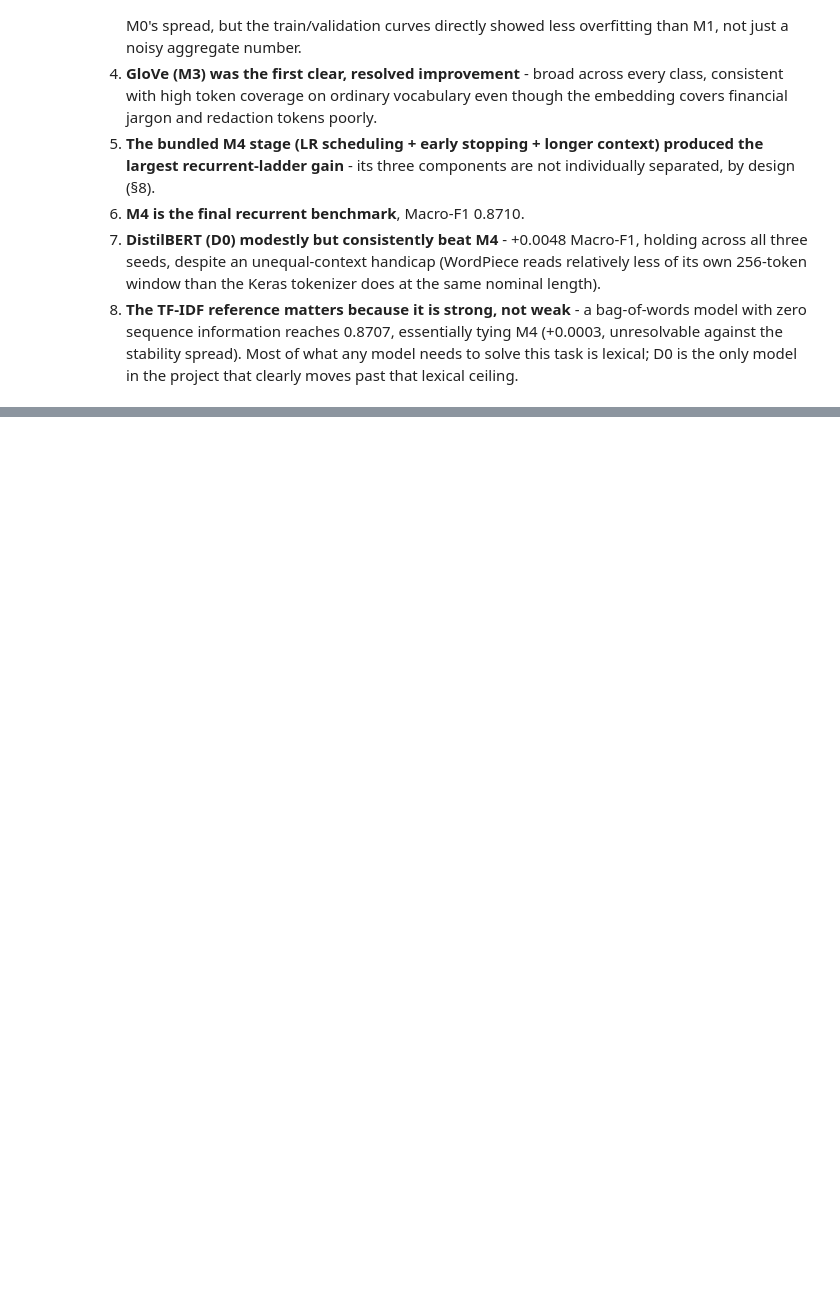
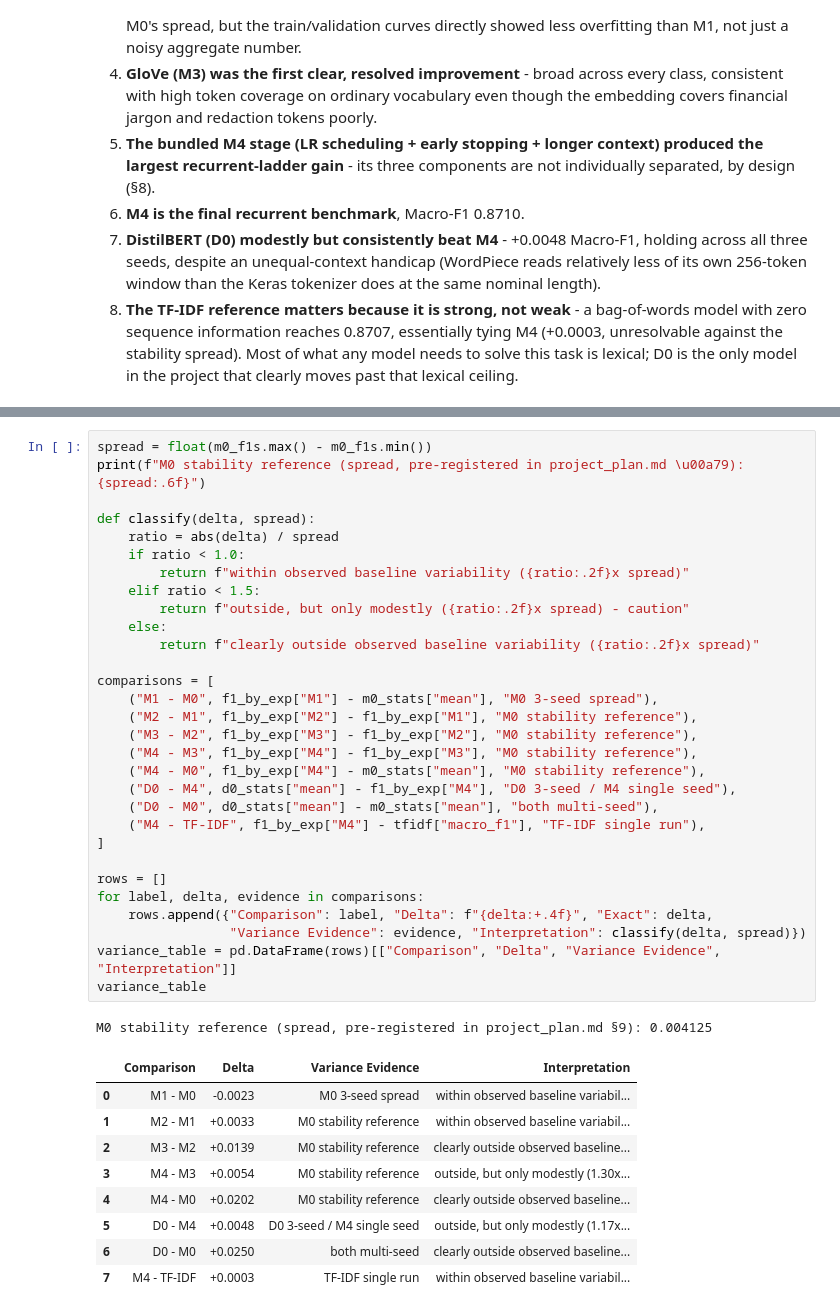
Before and after one commit to Udbhav748/fintech-complaint-classification-lstm-distilbert, a Jupyter notebook: notebooks/05_final_results.ipynb, the cells around one changed output, grey strips where cells are left out. Drawn from its saved outputs; the diff is of its cells as text; blank space fills up the shorter version.

```diff
--- a/notebooks/05_final_results.ipynb
+++ b/notebooks/05_final_results.ipynb
@@ -326,0 +416,41 @@ and is not presented as a formal significance test.
+# %%
+spread = float(m0_f1s.max() - m0_f1s.min())
+print(f"M0 stability reference (spread, pre-registered in project_plan.md \u00a79): {spread:.6f}")
+
+def classify(delta, spread):
+    ratio = abs(delta) / spread
+    if ratio < 1.0:
+        return f"within observed baseline variability ({ratio:.2f}x spread)"
+    elif ratio < 1.5:
+        return f"outside, but only modestly ({ratio:.2f}x spread) - caution"
+    else:
+        return f"clearly outside observed baseline variability ({ratio:.2f}x spread)"
+
+comparisons = [
+    ("M1 - M0", f1_by_exp["M1"] - m0_stats["mean"], "M0 3-seed spread"),
+    ("M2 - M1", f1_by_exp["M2"] - f1_by_exp["M1"], "M0 stability reference"),
+    ("M3 - M2", f1_by_exp["M3"] - f1_by_exp["M2"], "M0 stability reference"),
+    ("M4 - M3", f1_by_exp["M4"] - f1_by_exp["M3"], "M0 stability reference"),
+    ("M4 - M0", f1_by_exp["M4"] - m0_stats["mean"], "M0 stability reference"),
+    ("D0 - M4", d0_stats["mean"] - f1_by_exp["M4"], "D0 3-seed / M4 single seed"),
+    ("D0 - M0", d0_stats["mean"] - m0_stats["mean"], "both multi-seed"),
+    ("M4 - TF-IDF", f1_by_exp["M4"] - tfidf["macro_f1"], "TF-IDF single run"),
+]
+
+rows = []
+for label, delta, evidence in comparisons:
+    rows.append({"Comparison": label, "Delta": f"{delta:+.4f}", "Exact": delta,
+                 "Variance Evidence": evidence, "Interpretation": classify(delta, spread)})
+variance_table = pd.DataFrame(rows)[["Comparison", "Delta", "Variance Evidence", "Interpretation"]]
+variance_table
+# %% [output]
+M0 stability reference (spread, pre-registered in project_plan.md §9): 0.004125
+|  | Comparison | Delta | Variance Evidence | Interpretation |
+| 0 | M1 - M0 | -0.0023 | M0 3-seed spread | within observed baseline variabil... |
+| 1 | M2 - M1 | +0.0033 | M0 stability reference | within observed baseline variabil... |
+| 2 | M3 - M2 | +0.0139 | M0 stability reference | clearly outside observed baseline... |
+| 3 | M4 - M3 | +0.0054 | M0 stability reference | outside, but only modestly (1.30x... |
+| 4 | M4 - M0 | +0.0202 | M0 stability reference | clearly outside observed baseline... |
+| 5 | D0 - M4 | +0.0048 | D0 3-seed / M4 single seed | outside, but only modestly (1.17x... |
+| 6 | D0 - M0 | +0.0250 | both multi-seed | clearly outside observed baseline... |
+| 7 | M4 - TF-IDF | +0.0003 | TF-IDF single run | within observed baseline variabil... |
```
Also changed, not shown: parts of 18 cells of this notebook, 2 other files.
